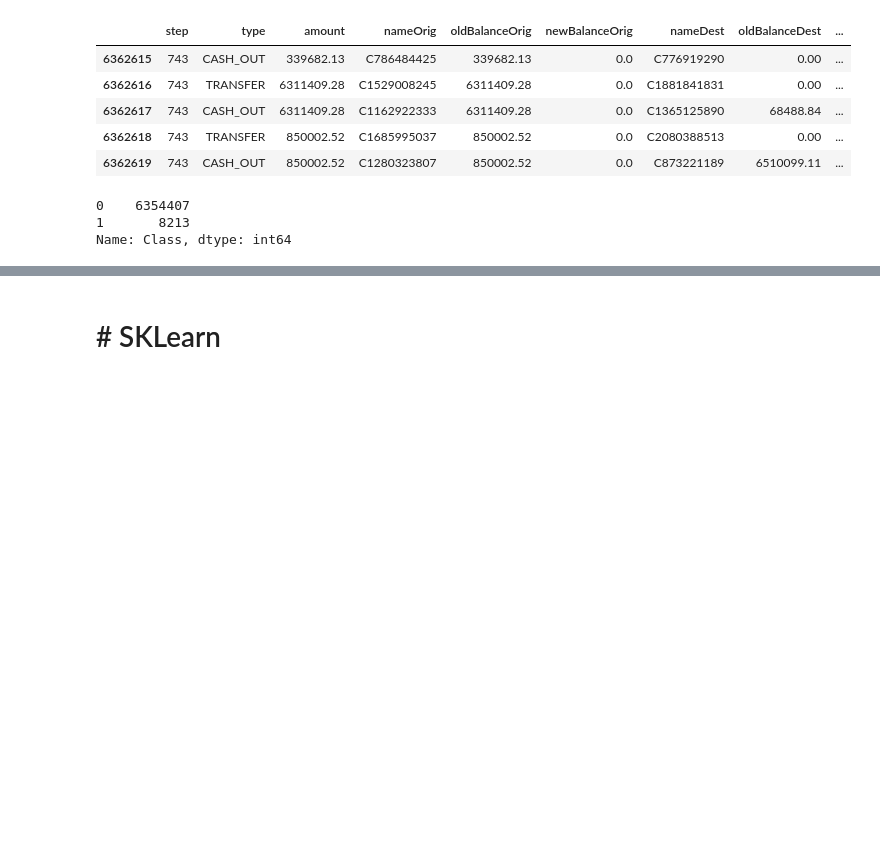
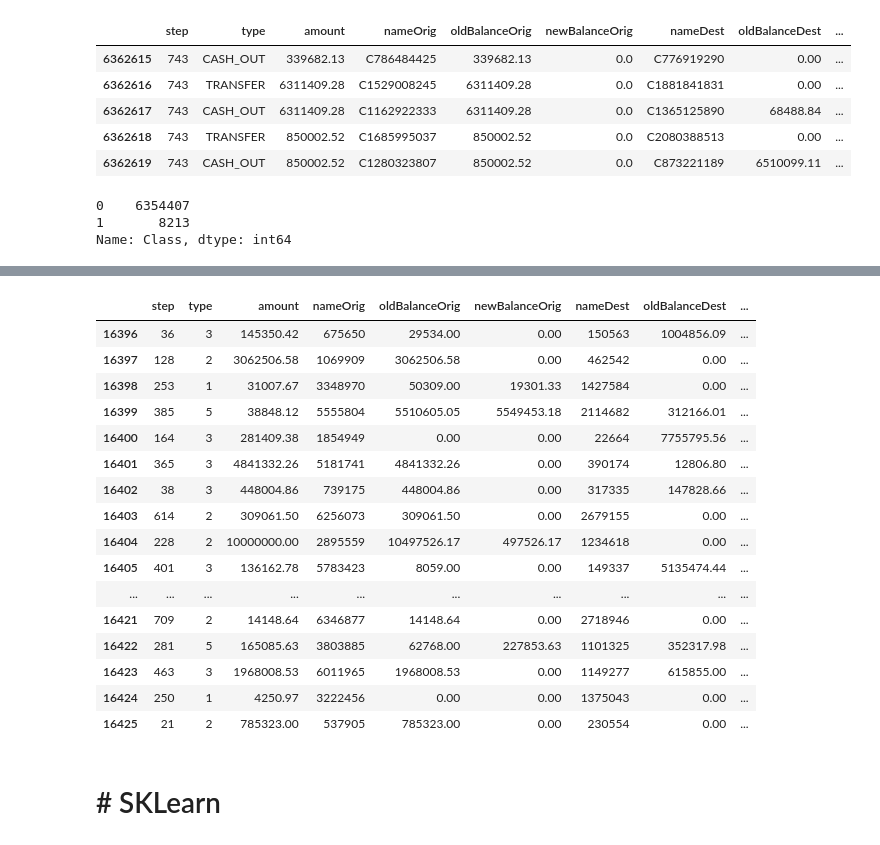
Before and after one commit to ekoabdulaziz96/deteksi_fraud_supervised, a Jupyter notebook: PAYSIM_UnderSampling_PemodelanRF_FeatureImportance_pemodelan_klasik_.ipynb, the cells around one changed output, grey strips where cells are left out. Drawn from its saved outputs; the diff is of its cells as text; code cells hidden in the pictures; blank space fills up the shorter version.

```diff
--- a/PAYSIM_UnderSampling_PemodelanRF_FeatureImportance_pemodelan_klasik_.ipynb
+++ b/PAYSIM_UnderSampling_PemodelanRF_FeatureImportance_pemodelan_klasik_.ipynb
@@ -673,0 +680,28 @@ Name: Class, dtype: int64
+# %%
+a = {}
+i = 1
+for m in df_['type'].unique():
+  if m not in a :
+    a[m] = i
+    i +=1
+
+df_['type'] = df_['type'].map(a)
+# a
+# %%
+a = {}
+i = 1
+for m in df_['nameOrig'].unique():
+  if m not in a :
+    a[m] = i
+    i +=1
+
+df_['nameOrig'] = df_['nameOrig'].map(a)
+# %%
+a = {}
+i = 1
+for m in df_['nameDest'].unique():
+  if m not in a :
+    a[m] = i
+    i +=1
+
+df_['nameDest'] = df_['nameDest'].map(a)
@@ -703,13 +746,13 @@ Name: Class, dtype: int64
 # Since our classes are highly skewed we should make them equivalent in order to have a normal distribution of the classes.
 
 # Lets shuffle the data before creating the subsamples
-df_copy = df.copy()
+df_copy = df_.copy()
 # df_copy = df_copy.sample(frac=1)
 
 # amount of fraud classes 492 rows.
 fraud_df = df_copy.loc[df_copy['Class'] == 1]
-# non_fraud_df = df_copy.loc[df['Class'] == 0][:1196]
-non_fraud_df = df_copy.loc[df_copy['Class'] == 0].sample(n=1196,random_state=1)
+# non_fraud_df = df_copy.loc[df['Class'] == 0][:8213]
+non_fraud_df = df_copy.loc[df_copy['Class'] == 0].sample(n=8213,random_state=1)
 
 normal_distributed_df = pd.concat([fraud_df, non_fraud_df])
 
@@ -736,3 +787,23 @@ X_new.columns
+# %%
+X_new.tail(30)
+# %% [output]
+|  | step | type | amount | nameOrig | oldBalanceOrig | newBalanceOrig | nameDest | oldBalanceDest | ... |
+| 16396 | 36 | 3 | 145350.42 | 675650 | 29534.00 | 0.00 | 150563 | 1004856.09 | ... |
+| 16397 | 128 | 2 | 3062506.58 | 1069909 | 3062506.58 | 0.00 | 462542 | 0.00 | ... |
+| 16398 | 253 | 1 | 31007.67 | 3348970 | 50309.00 | 19301.33 | 1427584 | 0.00 | ... |
+| 16399 | 385 | 5 | 38848.12 | 5555804 | 5510605.05 | 5549453.18 | 2114682 | 312166.01 | ... |
+| 16400 | 164 | 3 | 281409.38 | 1854949 | 0.00 | 0.00 | 22664 | 7755795.56 | ... |
+| 16401 | 365 | 3 | 4841332.26 | 5181741 | 4841332.26 | 0.00 | 390174 | 12806.80 | ... |
+| 16402 | 38 | 3 | 448004.86 | 739175 | 448004.86 | 0.00 | 317335 | 147828.66 | ... |
+| 16403 | 614 | 2 | 309061.50 | 6256073 | 309061.50 | 0.00 | 2679155 | 0.00 | ... |
+| 16404 | 228 | 2 | 10000000.00 | 2895559 | 10497526.17 | 497526.17 | 1234618 | 0.00 | ... |
+| 16405 | 401 | 3 | 136162.78 | 5783423 | 8059.00 | 0.00 | 149337 | 5135474.44 | ... |
+| ... | ... | ... | ... | ... | ... | ... | ... | ... | ... |
+| 16421 | 709 | 2 | 14148.64 | 6346877 | 14148.64 | 0.00 | 2718946 | 0.00 | ... |
+| 16422 | 281 | 5 | 165085.63 | 3803885 | 62768.00 | 227853.63 | 1101325 | 352317.98 | ... |
+| 16423 | 463 | 3 | 1968008.53 | 6011965 | 1968008.53 | 0.00 | 1149277 | 615855.00 | ... |
+| 16424 | 250 | 1 | 4250.97 | 3222456 | 0.00 | 0.00 | 1375043 | 0.00 | ... |
+| 16425 | 21 | 2 | 785323.00 | 537905 | 785323.00 | 0.00 | 230554 | 0.00 | ... |
 # %%
 # from sklearn.preprocessing import StandardScaler, RobustScaler, MinMaxScaler
 
```
Also changed, not shown: parts of 22 cells of this notebook.
